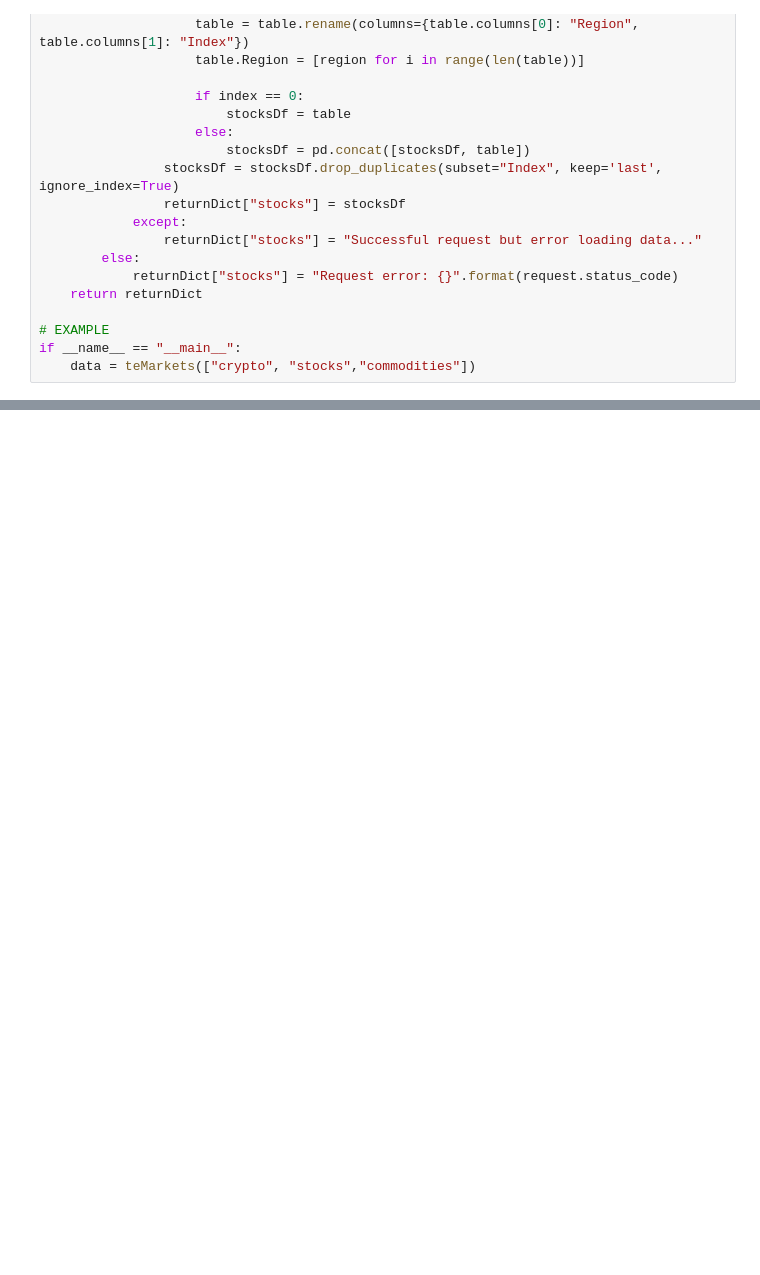
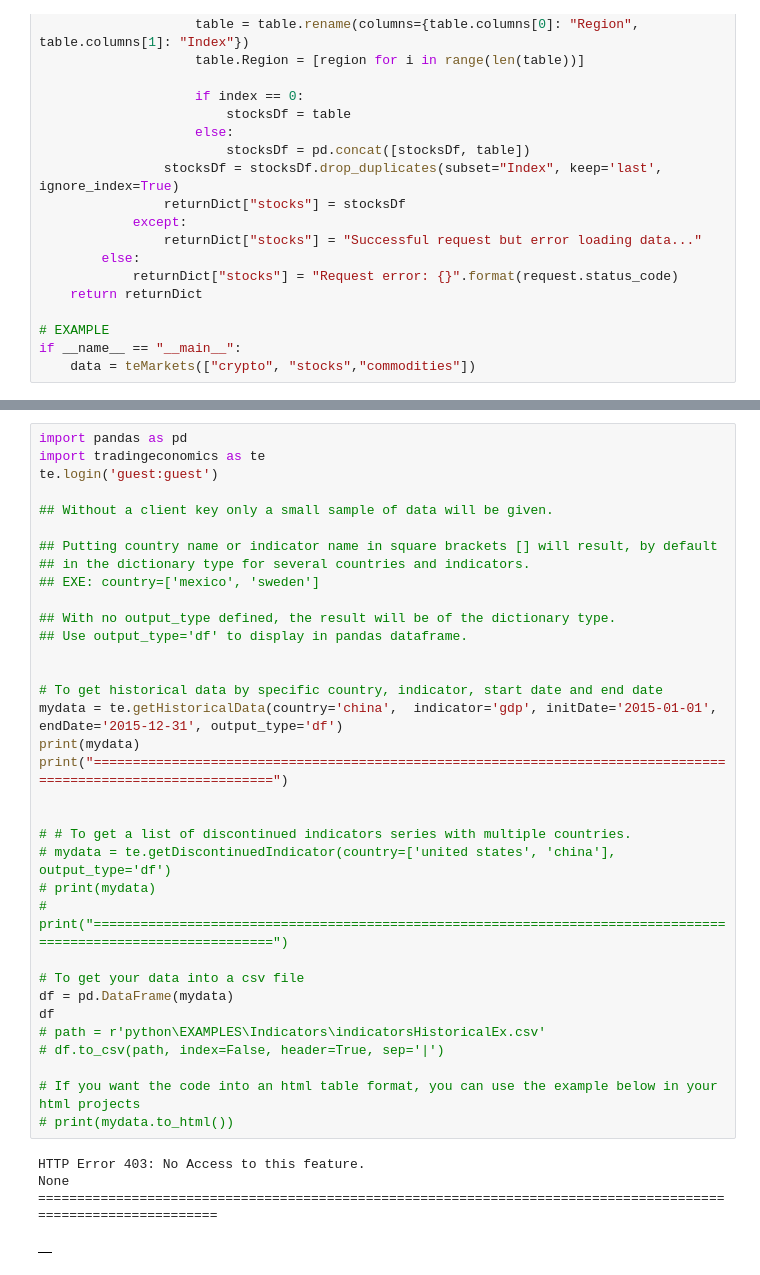
Before and after one commit to jhersoncueva/FIN_ECO, a Jupyter notebook: scrapping/TradingEconomics/TradingEconomics.ipynb, the cells around one changed output, grey strips where cells are left out. Cells and saved outputs as stored; diff of their text form; blank space fills up the shorter version.

```diff
--- a/scrapping/TradingEconomics/TradingEconomics.ipynb
+++ b/scrapping/TradingEconomics/TradingEconomics.ipynb
@@ -214,0 +235,39 @@ te.getCalendarData()
+# %%
+import pandas as pd
+import tradingeconomics as te
+te.login('guest:guest')
+
+## Without a client key only a small sample of data will be given.
+
+## Putting country name or indicator name in square brackets [] will result, by default
+## in the dictionary type for several countries and indicators.
+## EXE: country=['mexico', 'sweden']
+
+## With no output_type defined, the result will be of the dictionary type.
+## Use output_type='df' to display in pandas dataframe.
+
+
+# To get historical data by specific country, indicator, start date and end date
+mydata = te.getHistoricalData(country='china',  indicator='gdp', initDate='2015-01-01', endDate='2015-12-31', output_type='df')
+print(mydata)
+print("===============================================================================================================")
+
+
+# # To get a list of discontinued indicators series with multiple countries.
+# mydata = te.getDiscontinuedIndicator(country=['united states', 'china'], output_type='df')
+# print(mydata)
+# print("===============================================================================================================")
+
+# To get your data into a csv file
+df = pd.DataFrame(mydata)
+df
+# path = r'python\EXAMPLES\Indicators\indicatorsHistoricalEx.csv'
+# df.to_csv(path, index=False, header=True, sep='|')
+
+# If you want the code into an html table format, you can use the example below in your html projects
+# print(mydata.to_html())
+# %% [output]
+HTTP Error 403: No Access to this feature.
+None
+===============================================================================================================
+|  |
```
Also changed, not shown: parts of 7 cells of this notebook.
